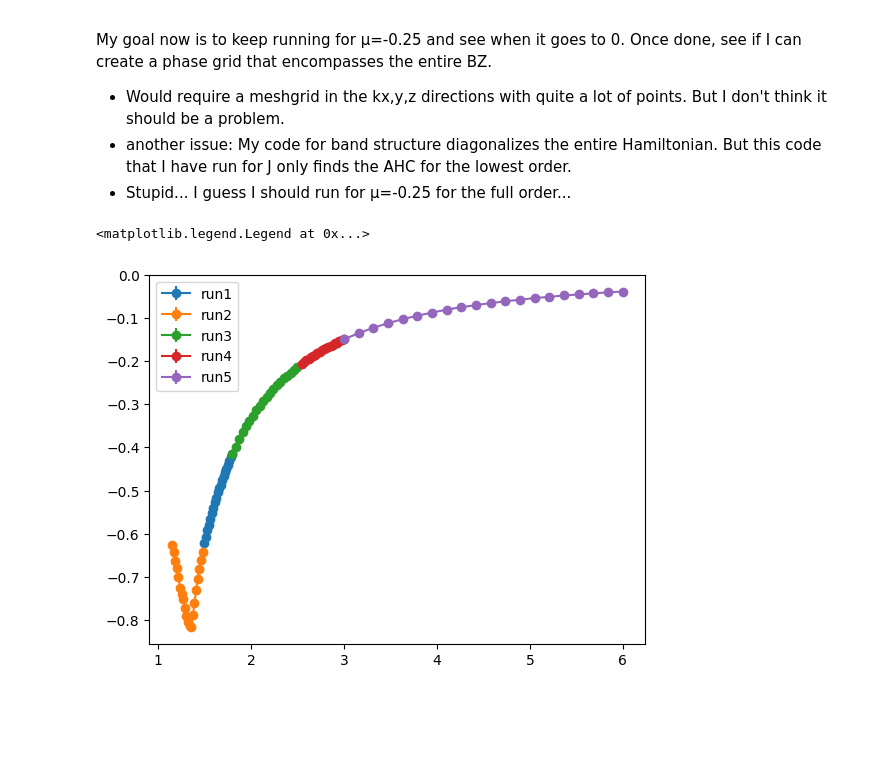
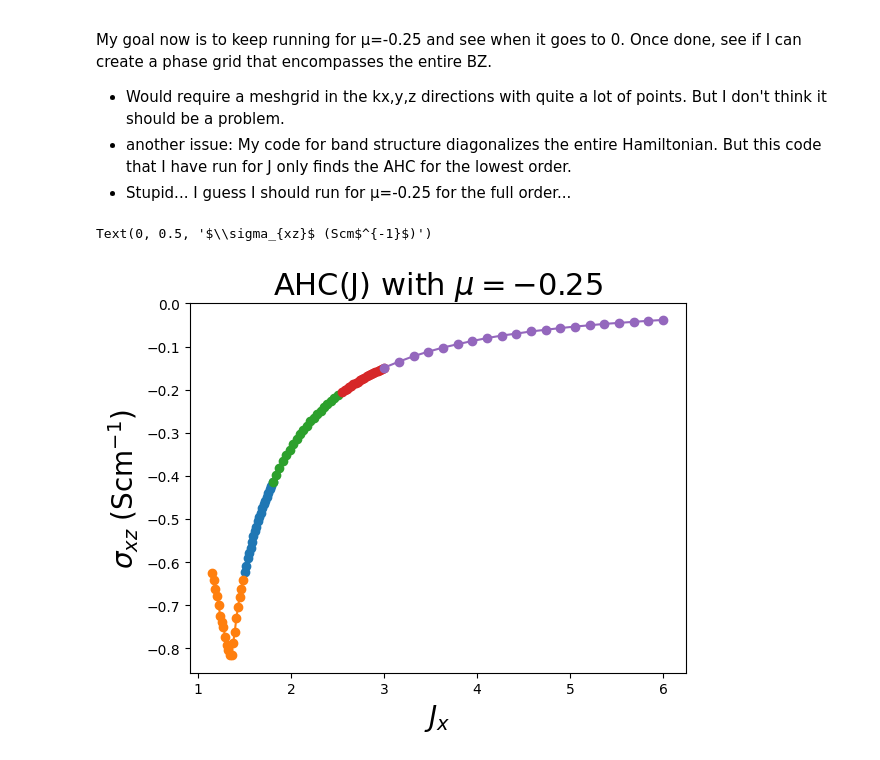
Before and after one commit to RuneEkman/Longruncode, a Jupyter notebook: largeJlimit.ipynb, the cells around one changed output. Cells and saved outputs as stored; diff of their text form; code cells hidden in the pictures; blank space fills up the shorter version.

```diff
--- a/largeJlimit.ipynb
+++ b/largeJlimit.ipynb
@@ -1469,20 +1480,23 @@ My goal now is to keep running for µ=-0.25 and see when it goes to 0. Once done
 # %%
 import pandas as pd
 Jlimit_df = pd.read_csv("AHC(J,mu=-025)_N50.0k.csv")
 Jlimit_df_2 = pd.read_csv("AHC(J,mu=-025)_N50.0k_2.csv")
 Jlimit_df_3 = pd.read_csv("AHC(J,mu=-025)_N50.0k_3.csv")
 Jlimit_df_4 = pd.read_csv("AHC(J,mu=-025)_N50.0k_4.csv")
 Jlimit_df_5 = pd.read_csv("AHC(J,mu=-025)_N50.0k_5.csv")
 
 
 
 plt.errorbar(Jlimit_df['j'],unitfactor*Jlimit_df['result'],yerr=abs(unitfactor)*Jlimit_df['std_dev'], fmt='o-',label='run1')
 plt.errorbar(Jlimit_df_2['j'],unitfactor*Jlimit_df_2['result'],yerr=abs(unitfactor)*Jlimit_df_2['std_dev'],fmt='o-', label='run2')
 plt.errorbar(Jlimit_df_3['j'],unitfactor*Jlimit_df_3['result'],yerr=abs(unitfactor)*Jlimit_df_3['std_dev'], fmt='o-',label='run3')
 plt.errorbar(Jlimit_df_4['j'],unitfactor*Jlimit_df_4['result'],yerr=abs(unitfactor)*Jlimit_df_4['std_dev'], fmt='o-',label='run4')
 plt.errorbar(Jlimit_df_5['j'],unitfactor*Jlimit_df_5['result'],yerr=abs(unitfactor)*Jlimit_df_5['std_dev'], fmt='o-',label='run5')
 
-plt.legend()
+plt.title(r'AHC(J) with $\mu=-0.25$', fontsize=22)
+plt.xlabel(r'$J_x$', fontsize=20)
+plt.ylabel(r'$\sigma_{xz}$ (Scm$^{-1}$)', fontsize=20)
+#plt.legend()
 # %% [output]
-<matplotlib.legend.Legend at 0x...>
+Text(0, 0.5, '$\\sigma_{xz}$ (Scm$^{-1}$)')
-[figure, old version]
+[figure, new version]
```
Also changed, not shown: parts of 4 cells of this notebook, 1 other file.
